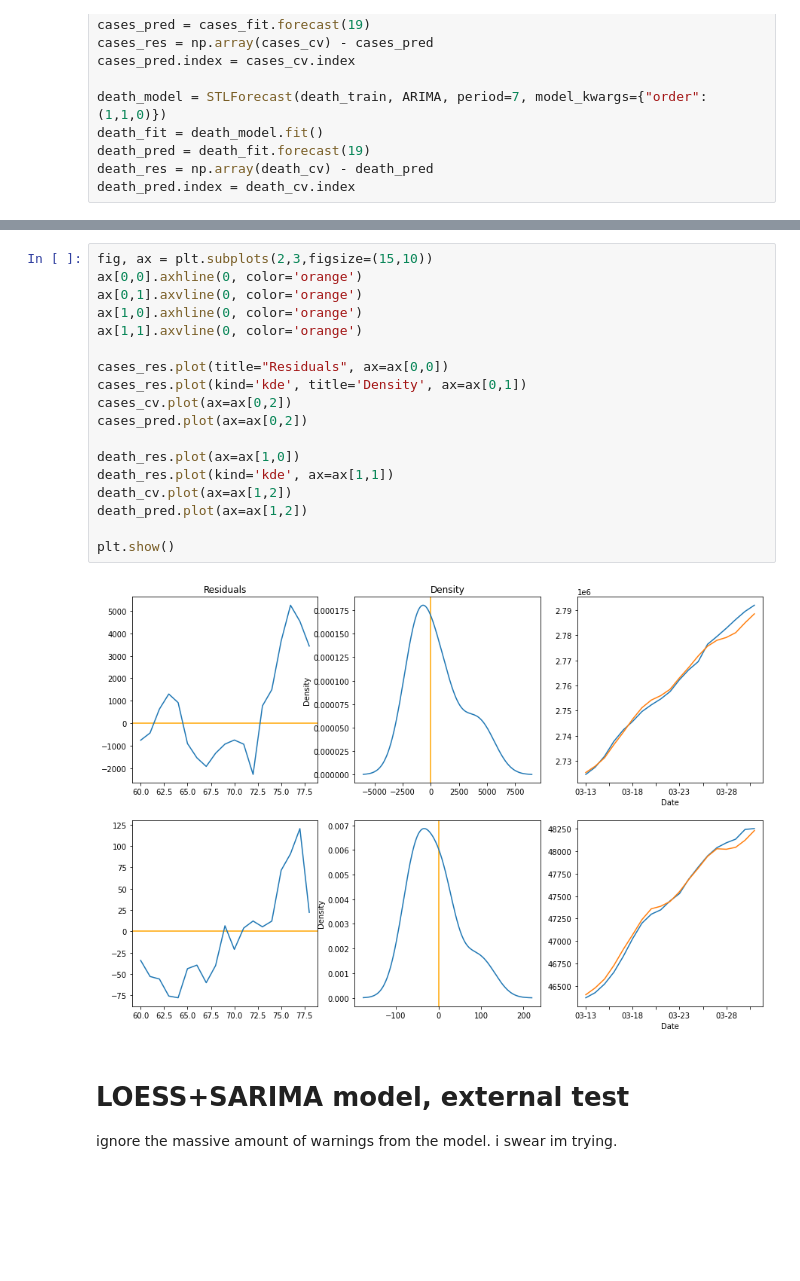
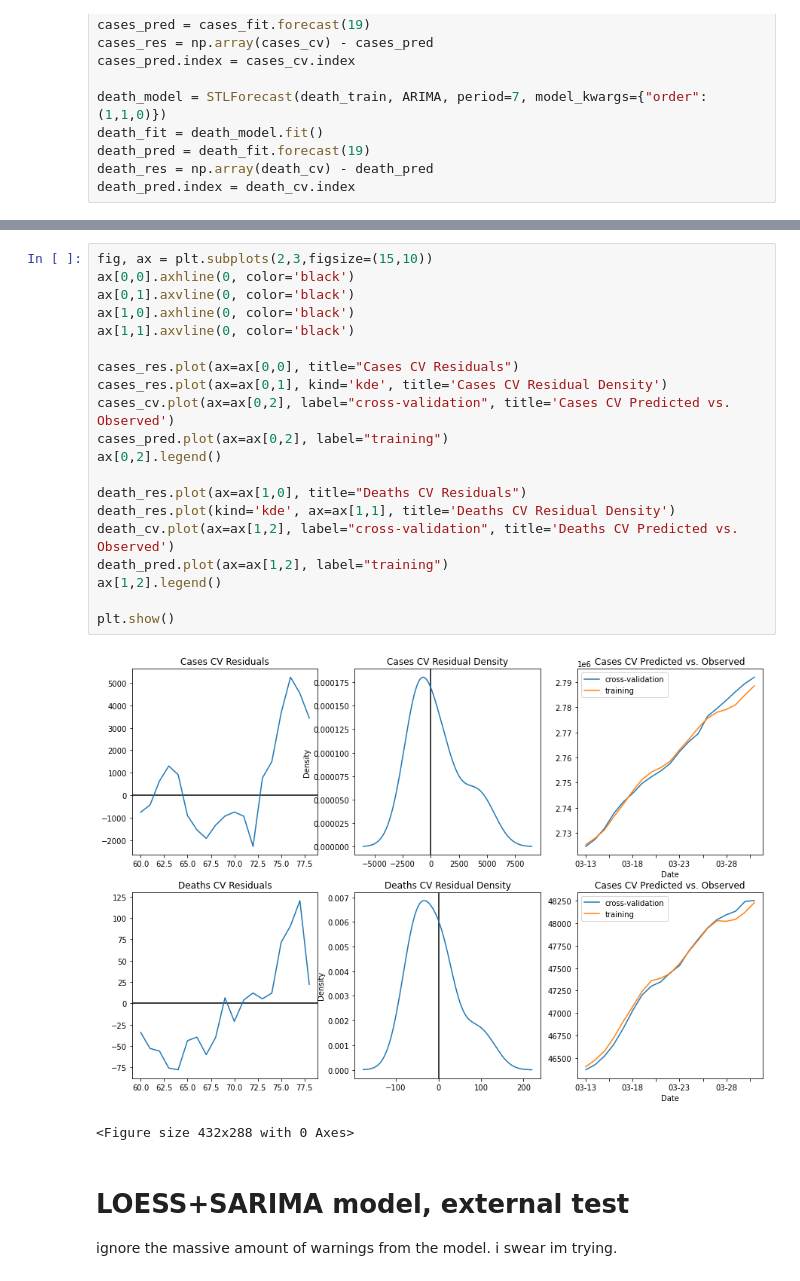
Before and after one commit to kientiet/cs-145-data-mining, a Jupyter notebook: zooey-arima/arima.ipynb, the cells around one changed output, grey strips where cells are left out. Cells and saved outputs as stored; diff of their text form; blank space fills up the shorter version.

```diff
--- a/zooey-arima/arima.ipynb
+++ b/zooey-arima/arima.ipynb
@@ -195,24 +206,27 @@ Warnings:
 [1] Covariance matrix calculated using the outer product of gradients (complex-step).
 # %%
 fig, ax = plt.subplots(2,3,figsize=(15,10))
-ax[0,0].axhline(0, color='orange')
-ax[0,1].axvline(0, color='orange')
-ax[1,0].axhline(0, color='orange')
-ax[1,1].axvline(0, color='orange')
+ax[0,0].axhline(0, color='black')
+ax[0,1].axvline(0, color='black')
+ax[1,0].axhline(0, color='black')
+ax[1,1].axvline(0, color='black')
 
-cases_res.plot(title="Residuals", ax=ax[0,0])
-cases_res.plot(kind='kde', title='Density', ax=ax[0,1])
-cases_cv.plot(ax=ax[0,2])
-cases_pred.plot(ax=ax[0,2])
+cases_res.plot(ax=ax[0,0], title="Cases CV Residuals")
+cases_res.plot(ax=ax[0,1], kind='kde', title='Cases CV Residual Density')
+cases_cv.plot(ax=ax[0,2], label="cross-validation", title='Cases CV Predicted vs. Observed')
+cases_pred.plot(ax=ax[0,2], label="training")
+ax[0,2].legend()
 
-death_res.plot(ax=ax[1,0])
-death_res.plot(kind='kde', ax=ax[1,1])
-death_cv.plot(ax=ax[1,2])
-death_pred.plot(ax=ax[1,2])
+death_res.plot(ax=ax[1,0], title="Deaths CV Residuals")
+death_res.plot(kind='kde', ax=ax[1,1], title='Deaths CV Residual Density')
+death_cv.plot(ax=ax[1,2], label="cross-validation", title='Deaths CV Predicted vs. Observed')
+death_pred.plot(ax=ax[1,2], label="training")
+ax[1,2].legend()
 
 plt.show()
 # %% [output]
-[figure, old version]
+[figure, new version]
+<Figure size 432x288 with 0 Axes>
 # %% [markdown]
 # LOESS+SARIMA model, external test
 ignore the massive amount of warnings from the model. i swear im trying.
```
Also changed, not shown: parts of 5 cells of this notebook, 3 other files.
